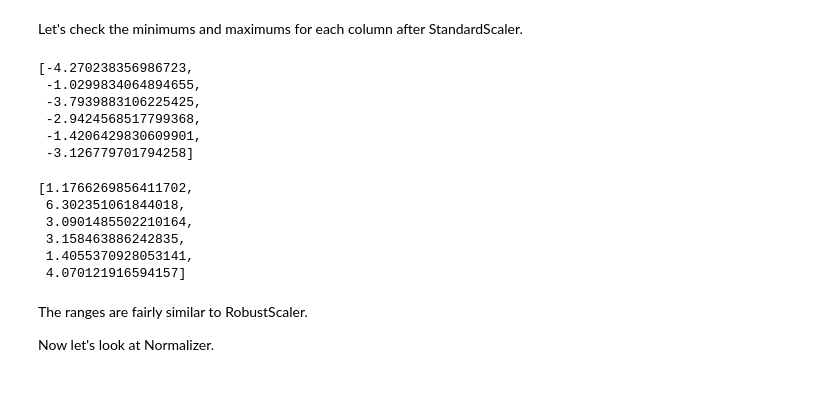
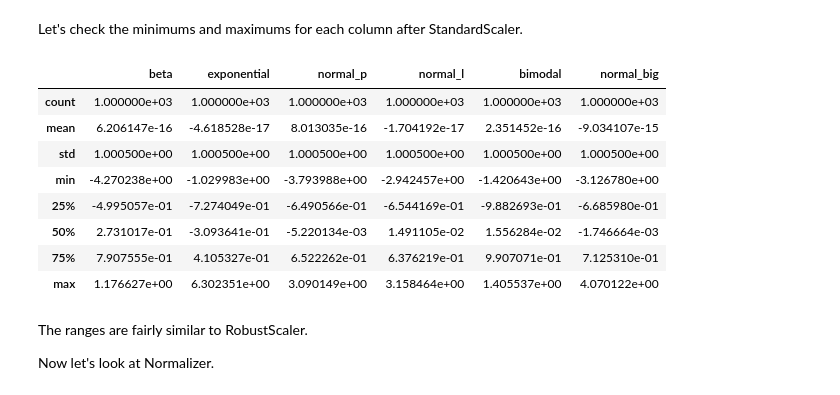
Before and after one commit to shawnngtq/machine-learning, a Jupyter notebook: scale-standardize-or-normalize/guide-to-scaling-and-standardizing.ipynb, the cells around one changed output. Drawn from its saved outputs; the diff is of its cells as text; code cells hidden in the pictures.

```diff
--- a/scale-standardize-or-normalize/guide-to-scaling-and-standardizing.ipynb
+++ b/scale-standardize-or-normalize/guide-to-scaling-and-standardizing.ipynb
@@ -316,26 +320,18 @@ sns.kdeplot(df_s['normal_big'], ax=ax1);
 Qutie a nice chart, don't you think? You can see that all features now have 0 mean.
 # %% [markdown]
 Let's check the minimums and maximums for each column after StandardScaler.
-# %%
-mins = [df_s[col].min() for col in df_s.columns]
-mins
-# %% [output]
-[-4.270238356986723,
- -1.0299834064894655,
- -3.7939883106225425,
- -2.9424568517799368,
- -1.4206429830609901,
- -3.126779701794258]
-# %%
-maxs = [df_s[col].max() for col in df_s.columns]
-maxs
-# %% [output]
-[1.1766269856411702,
- 6.302351061844018,
- 3.0901485502210164,
- 3.158463886242835,
- 1.4055370928053141,
- 4.070121916594157]
+# %%
+df_s.describe()
+# %% [output]
+|  | beta | exponential | normal_p | normal_l | bimodal | normal_big |
+| count | 1.000000e+03 | 1.000000e+03 | 1.000000e+03 | 1.000000e+03 | 1.000000e+03 | 1.000000e+03 |
+| mean | 6.206147e-16 | -4.618528e-17 | 8.013035e-16 | -1.704192e-17 | 2.351452e-16 | -9.034107e-15 |
+| std | 1.000500e+00 | 1.000500e+00 | 1.000500e+00 | 1.000500e+00 | 1.000500e+00 | 1.000500e+00 |
+| min | -4.270238e+00 | -1.029983e+00 | -3.793988e+00 | -2.942457e+00 | -1.420643e+00 | -3.126780e+00 |
+| 25% | -4.995057e-01 | -7.274049e-01 | -6.490566e-01 | -6.544169e-01 | -9.882693e-01 | -6.685980e-01 |
+| 50% | 2.731017e-01 | -3.093641e-01 | -5.220134e-03 | 1.491105e-02 | 1.556284e-02 | -1.746664e-03 |
+| 75% | 7.907555e-01 | 4.105327e-01 | 6.522262e-01 | 6.376219e-01 | 9.907071e-01 | 7.125310e-01 |
+| max | 1.176627e+00 | 6.302351e+00 | 3.090149e+00 | 3.158464e+00 | 1.405537e+00 | 4.070122e+00 |
 # %% [markdown]
 The ranges are fairly similar to RobustScaler.
 
```
Also changed, not shown: parts of 27 cells of this notebook.
